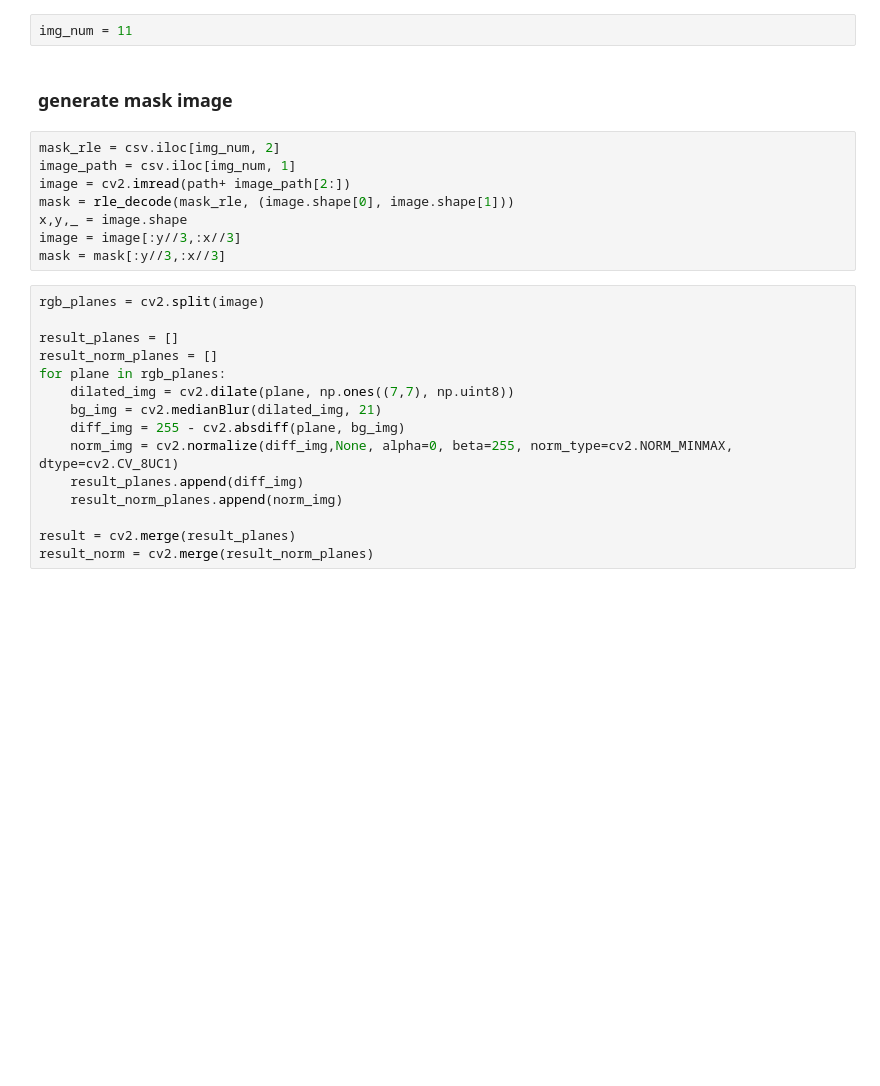
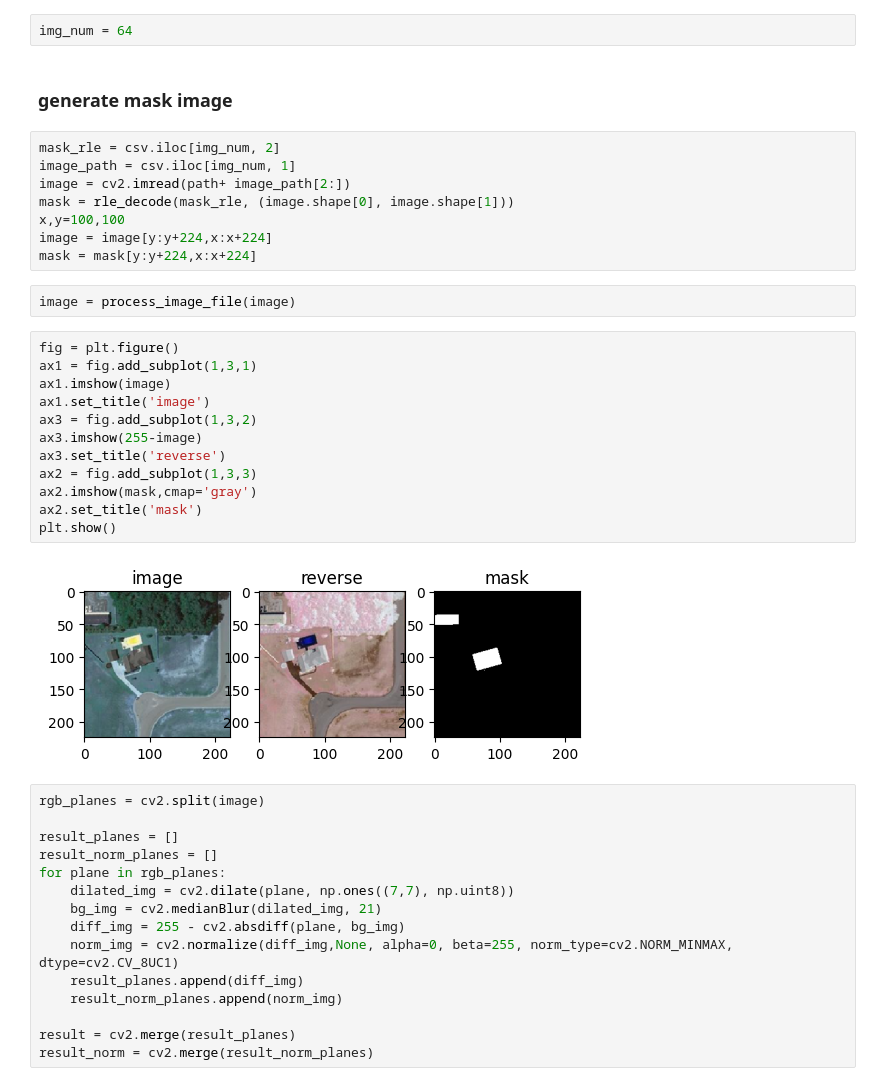
Before and after one commit to KURasengan/SWdacon, a Jupyter notebook: minseo/shadow remove.ipynb, the cells around one changed output. Cells and saved outputs as stored; diff of their text form; blank space fills up the shorter version.

```diff
--- a/minseo/shadow remove.ipynb
+++ b/minseo/shadow remove.ipynb
@@ -21,7 +22,7 @@ def rle_decode(mask_rle, shape):
 # %%
 csv = pd.read_csv(csv_file)
 # %%
-img_num = 11
+img_num = 64
 # %% [markdown]
 ### generate mask image
 # %%
@@ -29,9 +30,25 @@ mask_rle = csv.iloc[img_num, 2]
 image_path = csv.iloc[img_num, 1]
 image = cv2.imread(path+ image_path[2:])
 mask = rle_decode(mask_rle, (image.shape[0], image.shape[1]))
-x,y,_ = image.shape
-image = image[:y//3,:x//3]
-mask = mask[:y//3,:x//3]
+x,y=100,100
+image = image[y:y+224,x:x+224]
+mask = mask[y:y+224,x:x+224]
+# %%
+image = process_image_file(image)
+# %%
+fig = plt.figure()
+ax1 = fig.add_subplot(1,3,1)
+ax1.imshow(image)
+ax1.set_title('image')
+ax3 = fig.add_subplot(1,3,2)
+ax3.imshow(255-image)
+ax3.set_title('reverse')
+ax2 = fig.add_subplot(1,3,3)
+ax2.imshow(mask,cmap='gray')
+ax2.set_title('mask')
+plt.show()
+# %% [output]
+[figure, added]
 # %%
 rgb_planes = cv2.split(image)
 
```
Also changed, not shown: parts of 2 cells of this notebook, 2 other files.
